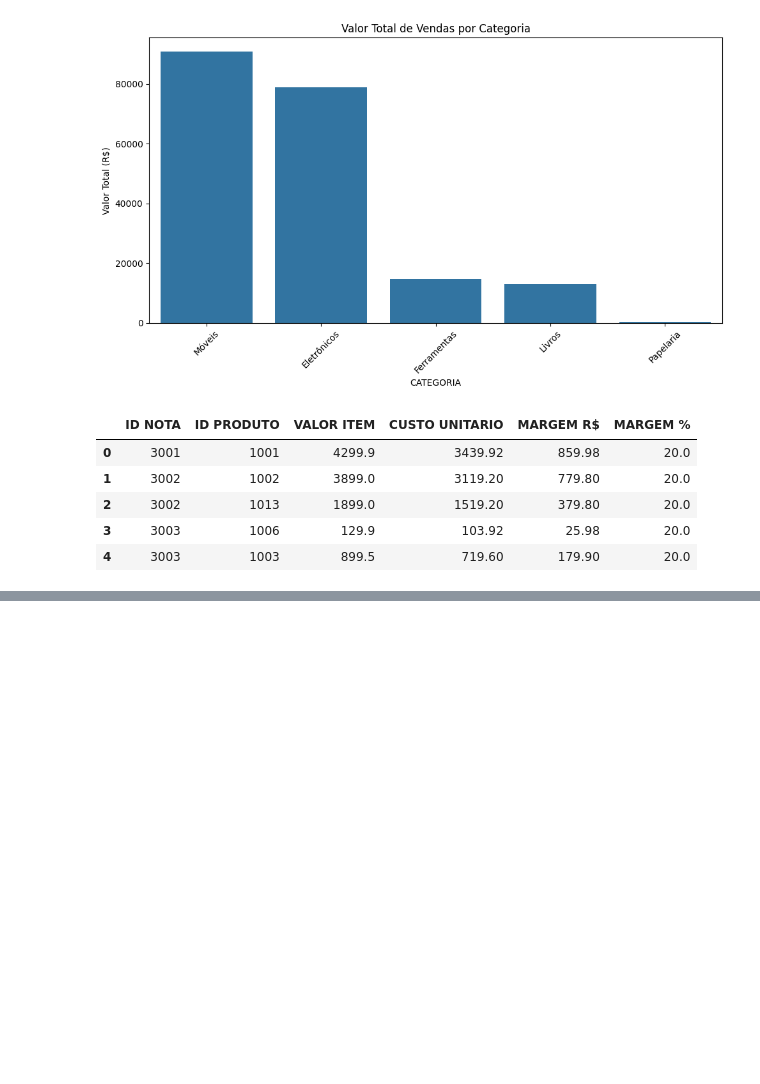
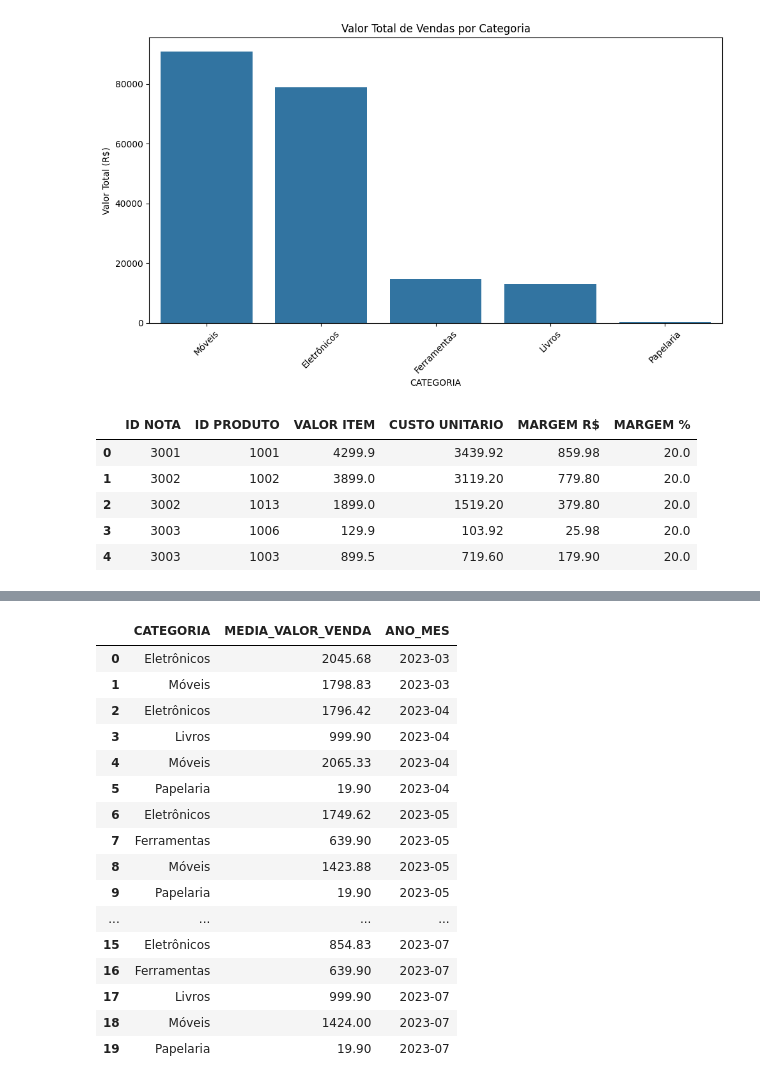
Before and after one commit to douglasmnegri/infomaz-case, a Jupyter notebook: notebook/infomaz_analysis.ipynb, the cells around one changed output, grey strips where cells are left out. Drawn from its saved outputs; the diff is of its cells as text; code cells hidden in the pictures; blank space fills up the shorter version.

```diff
--- a/notebook/infomaz_analysis.ipynb
+++ b/notebook/infomaz_analysis.ipynb
@@ -93,0 +129,21 @@ ranking.head(10)
+# %%
+import pandas as pd
+
+# 5) Calcule um ranking de produtos por quantidade de venda por mês. Utilize a tabela TRANSACOES_VENDAS.
+
+df_vendas['DATA NOTA'] = pd.to_datetime(df_vendas['DATA NOTA'], dayfirst=True)
+df_vendas['ANO_MES'] = df_vendas['DATA NOTA'].dt.to_period('M')
+
+ranking = df_vendas.groupby(['ANO_MES', 'ID PRODUTO'])['QTD ITEM'].sum().reset_index()
+
+ranking = ranking.merge(df_produtos[['ID PRODUTO', 'NOME PRODUTO']],
+                        on='ID PRODUTO',
+                        how='left')
+
+ranking = ranking.sort_values(['ANO_MES', 'QTD ITEM'], ascending=[True, False])
+
+ranking = ranking[['NOME PRODUTO', 'ID PRODUTO', 'QTD ITEM', 'ANO_MES']]
+ranking = ranking.reset_index(drop=True)
+
+
+ranking.head(10)
@@ -93,0 +207,40 @@ ranking.head(10)
+# %%
+import pandas as pd
+
+# 7) Calcule a média de valor de venda por categoria de produto por mês. Utiliza as tabelas CADASTRO_PRODUTOS e TRANSACOES_VENDAS.
+
+df_vendas['DATA NOTA'] = pd.to_datetime(df_vendas['DATA NOTA'], dayfirst=True)
+df_vendas['ANO_MES'] = df_vendas['DATA NOTA'].dt.to_period('M')
+df_vendas['VALOR_TOTAL_ITEM'] = df_vendas['VALOR ITEM'] * df_vendas['QTD ITEM']
+
+df_merged = pd.merge(df_vendas, df_produtos, on='ID PRODUTO', how='left')
+
+category_avg = (
+    df_merged
+    .groupby(['ANO_MES', 'CATEGORIA'])['VALOR_TOTAL_ITEM']
+    .mean()
+    .reset_index(name='MEDIA_VALOR_VENDA')
+)
+
+category_avg['MEDIA_VALOR_VENDA'] = category_avg['MEDIA_VALOR_VENDA'].round(2)
+category_avg = category_avg[['CATEGORIA', 'MEDIA_VALOR_VENDA', 'ANO_MES']]
+
+category_avg.head(20)
+# %% [output]
+|  | CATEGORIA | MEDIA_VALOR_VENDA | ANO_MES |
+| 0 | Eletrônicos | 2045.68 | 2023-03 |
+| 1 | Móveis | 1798.83 | 2023-03 |
+| 2 | Eletrônicos | 1796.42 | 2023-04 |
+| 3 | Livros | 999.90 | 2023-04 |
+| 4 | Móveis | 2065.33 | 2023-04 |
+| 5 | Papelaria | 19.90 | 2023-04 |
+| 6 | Eletrônicos | 1749.62 | 2023-05 |
+| 7 | Ferramentas | 639.90 | 2023-05 |
+| 8 | Móveis | 1423.88 | 2023-05 |
+| 9 | Papelaria | 19.90 | 2023-05 |
+| ... | ... | ... | ... |
+| 15 | Eletrônicos | 854.83 | 2023-07 |
+| 16 | Ferramentas | 639.90 | 2023-07 |
+| 17 | Livros | 999.90 | 2023-07 |
+| 18 | Móveis | 1424.00 | 2023-07 |
+| 19 | Papelaria | 19.90 | 2023-07 |
```
Also changed, not shown: parts of 6 cells of this notebook.
